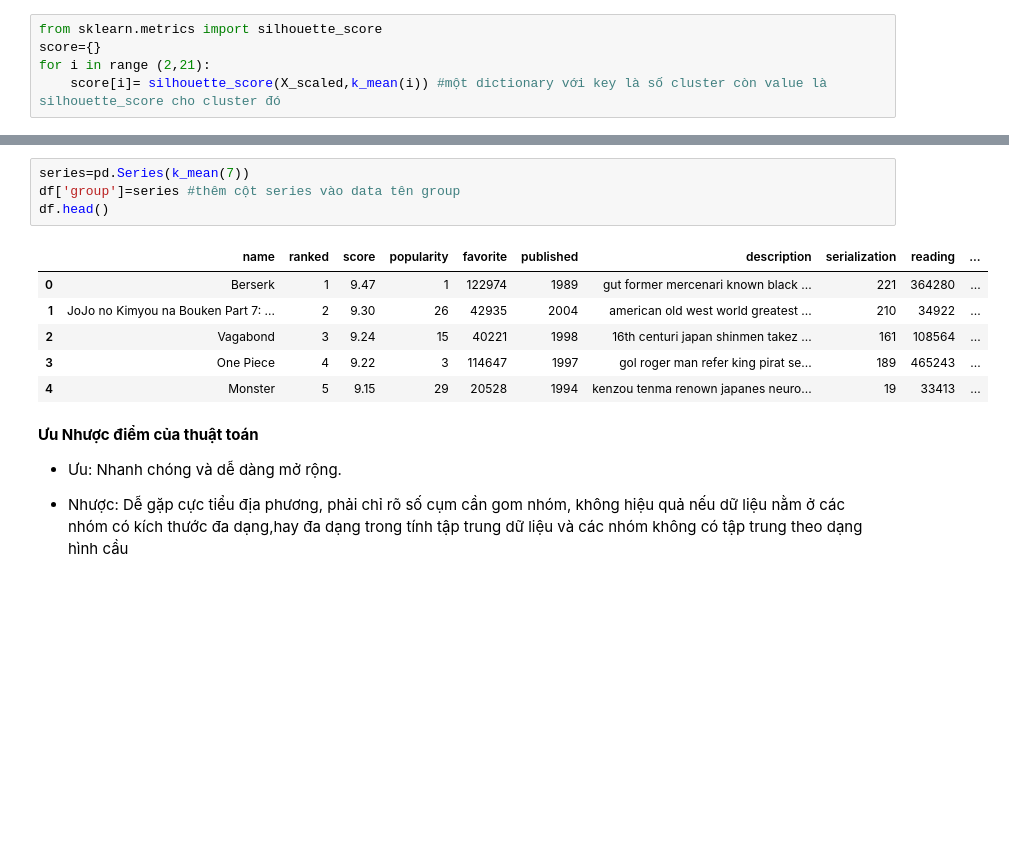
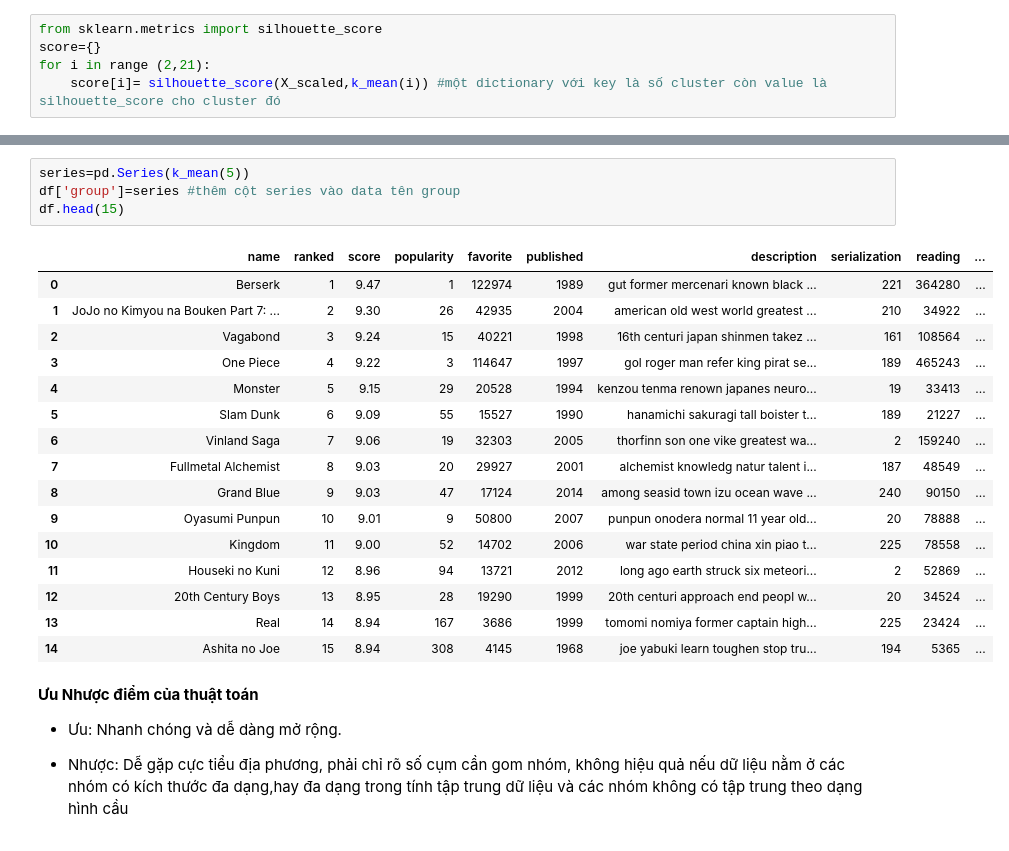
Before and after one commit to EggClf/final_lab_datascience, a Jupyter notebook: modeling.ipynb, the cells around one changed output, grey strips where cells are left out. Saved outputs shown, nothing was run; the diff lists cells and outputs as text; blank space fills up the shorter version.

```diff
--- a/modeling.ipynb
+++ b/modeling.ipynb
@@ -60,14 +62,24 @@ plt.show()
 # %%
-series=pd.Series(k_mean(7))
+series=pd.Series(k_mean(5))
 df['group']=series #thêm cột series vào data tên group
-df.head()
+df.head(15)
 # %% [output]
 |  | name | ranked | score | popularity | favorite | published | description | serialization | reading | ... |
 | 0 | Berserk | 1 | 9.47 | 1 | 122974 | 1989 | gut former mercenari known black ... | 221 | 364280 | ... |
 | 1 | JoJo no Kimyou na Bouken Part 7: ... | 2 | 9.30 | 26 | 42935 | 2004 | american old west world greatest ... | 210 | 34922 | ... |
 | 2 | Vagabond | 3 | 9.24 | 15 | 40221 | 1998 | 16th centuri japan shinmen takez ... | 161 | 108564 | ... |
 | 3 | One Piece | 4 | 9.22 | 3 | 114647 | 1997 | gol roger man refer king pirat se... | 189 | 465243 | ... |
 | 4 | Monster | 5 | 9.15 | 29 | 20528 | 1994 | kenzou tenma renown japanes neuro... | 19 | 33413 | ... |
+| 5 | Slam Dunk | 6 | 9.09 | 55 | 15527 | 1990 | hanamichi sakuragi tall boister t... | 189 | 21227 | ... |
+| 6 | Vinland Saga | 7 | 9.06 | 19 | 32303 | 2005 | thorfinn son one vike greatest wa... | 2 | 159240 | ... |
+| 7 | Fullmetal Alchemist | 8 | 9.03 | 20 | 29927 | 2001 | alchemist knowledg natur talent i... | 187 | 48549 | ... |
+| 8 | Grand Blue | 9 | 9.03 | 47 | 17124 | 2014 | among seasid town izu ocean wave ... | 240 | 90150 | ... |
+| 9 | Oyasumi Punpun | 10 | 9.01 | 9 | 50800 | 2007 | punpun onodera normal 11 year old... | 20 | 78888 | ... |
+| 10 | Kingdom | 11 | 9.00 | 52 | 14702 | 2006 | war state period china xin piao t... | 225 | 78558 | ... |
+| 11 | Houseki no Kuni | 12 | 8.96 | 94 | 13721 | 2012 | long ago earth struck six meteori... | 2 | 52869 | ... |
+| 12 | 20th Century Boys | 13 | 8.95 | 28 | 19290 | 1999 | 20th centuri approach end peopl w... | 20 | 34524 | ... |
+| 13 | Real | 14 | 8.94 | 167 | 3686 | 1999 | tomomi nomiya former captain high... | 225 | 23424 | ... |
+| 14 | Ashita no Joe | 15 | 8.94 | 308 | 4145 | 1968 | joe yabuki learn toughen stop tru... | 194 | 5365 | ... |
 # %% [markdown]
 **Ưu Nhược điểm của thuật toán**
 
```
Also changed, not shown: parts of 12 cells of this notebook.
